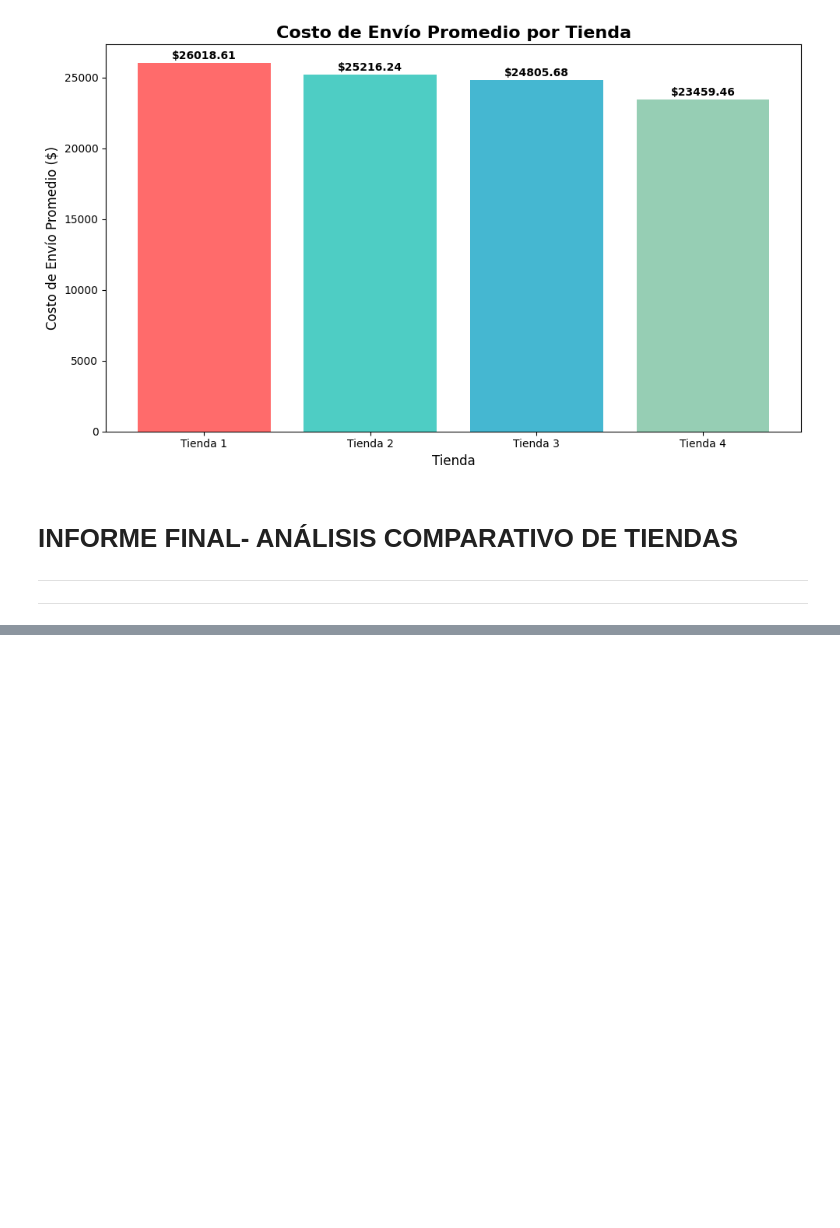
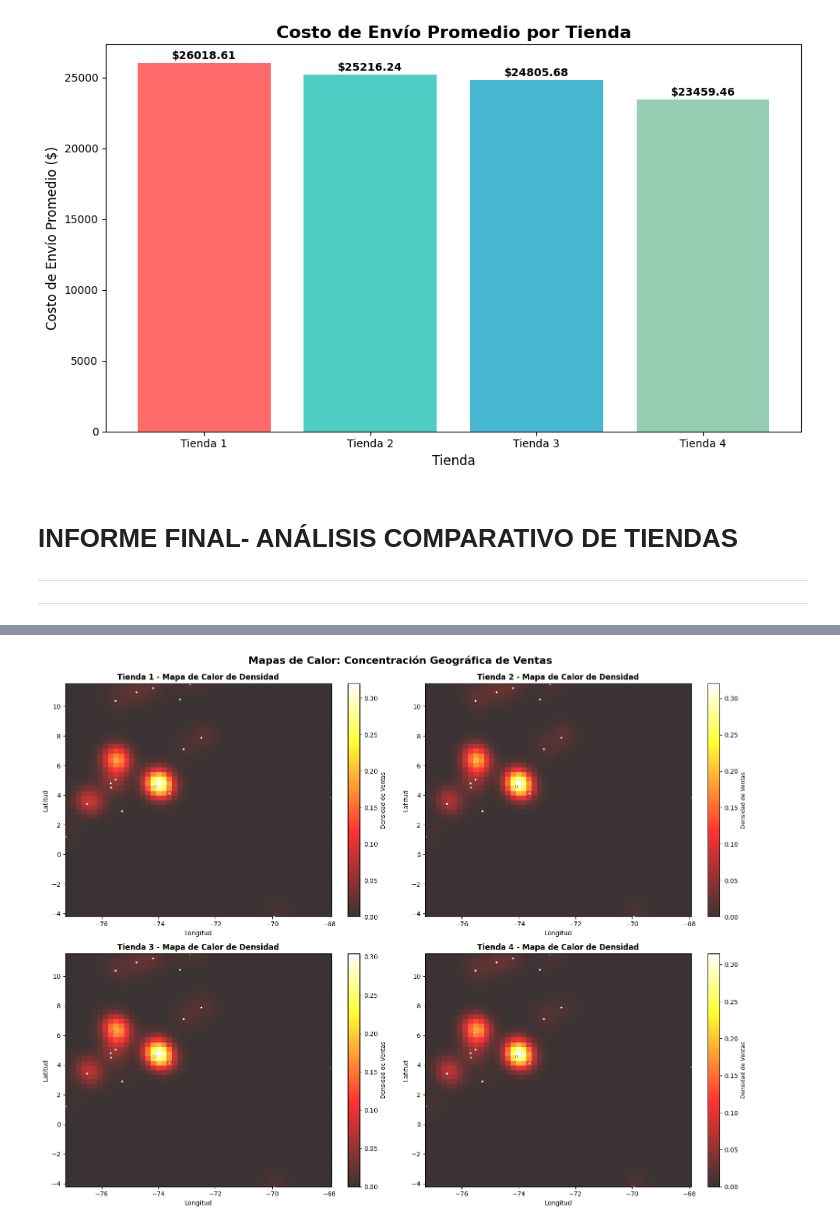
Before and after one commit to byfurkation/Allura_store, a Jupyter notebook: AluraStoreLatam.ipynb, the cells around one changed output, grey strips where cells are left out. Saved outputs shown, nothing was run; the diff lists cells and outputs as text; code cells hidden in the pictures; blank space fills up the shorter version.

```diff
--- a/AluraStoreLatam.ipynb
+++ b/AluraStoreLatam.ipynb
@@ -527,0 +620,46 @@ Esta recomendación prioriza la optimización del portafolio, permitiendo enfoca
+# %%
+# MAPAS DE CALOR (HEATMAPS) DE DENSIDAD
+from scipy.stats import gaussian_kde # Importar gaussian_kde
+
+# Crear mapas de calor para cada tienda
+fig, axes = plt.subplots(2, 2, figsize=(16, 12))
+
+for i, (ax, data, nombre, color) in enumerate(zip(axes.flat, tiendas_data, tiendas_nombres, colores)):
+    # Crear heatmap de densidad
+    x = data['lon'].values
+    y = data['lat'].values
+
+    # Calcular densidad usando kde
+    xy = np.vstack([x, y])
+    kde = gaussian_kde(xy)
+
+    # Crear grid para el heatmap
+    x_min, x_max = x.min(), x.max()
+    y_min, y_max = y.min(), y.max()
+
+    xx, yy = np.mgrid[x_min:x_max:(x_max-x_min)/50,
+                      y_min:y_max:(y_max-y_min)/50]
+    positions = np.vstack([xx.ravel(), yy.ravel()])
+    density = kde(positions).reshape(xx.shape)
+
+    # Plotear heatmap
+    im = ax.imshow(np.rot90(density), extent=[x_min, x_max, y_min, y_max],
+                   cmap='hot', aspect='auto', alpha=0.8)
+
+    # Superponer puntos de ventas
+    ax.scatter(x, y, s=10, alpha=0.4, color='white', edgecolors='black', linewidths=0.2)
+
+    ax.set_title(f'{nombre} - Mapa de Calor de Densidad', fontweight='bold', fontsize=12)
+    ax.set_xlabel('Longitud', fontsize=10)
+    ax.set_ylabel('Latitud', fontsize=10)
+
+    # Colorbar
+    cbar = plt.colorbar(im, ax=ax)
+    cbar.set_label('Densidad de Ventas', fontsize=9)
+
+plt.tight_layout()
+plt.suptitle('Mapas de Calor: Concentración Geográfica de Ventas',
+             fontsize=16, fontweight='bold', y=1.02)
+plt.show()
+# %% [output]
+[figure, added]
```
Also changed, not shown: parts of 5 cells of this notebook.
